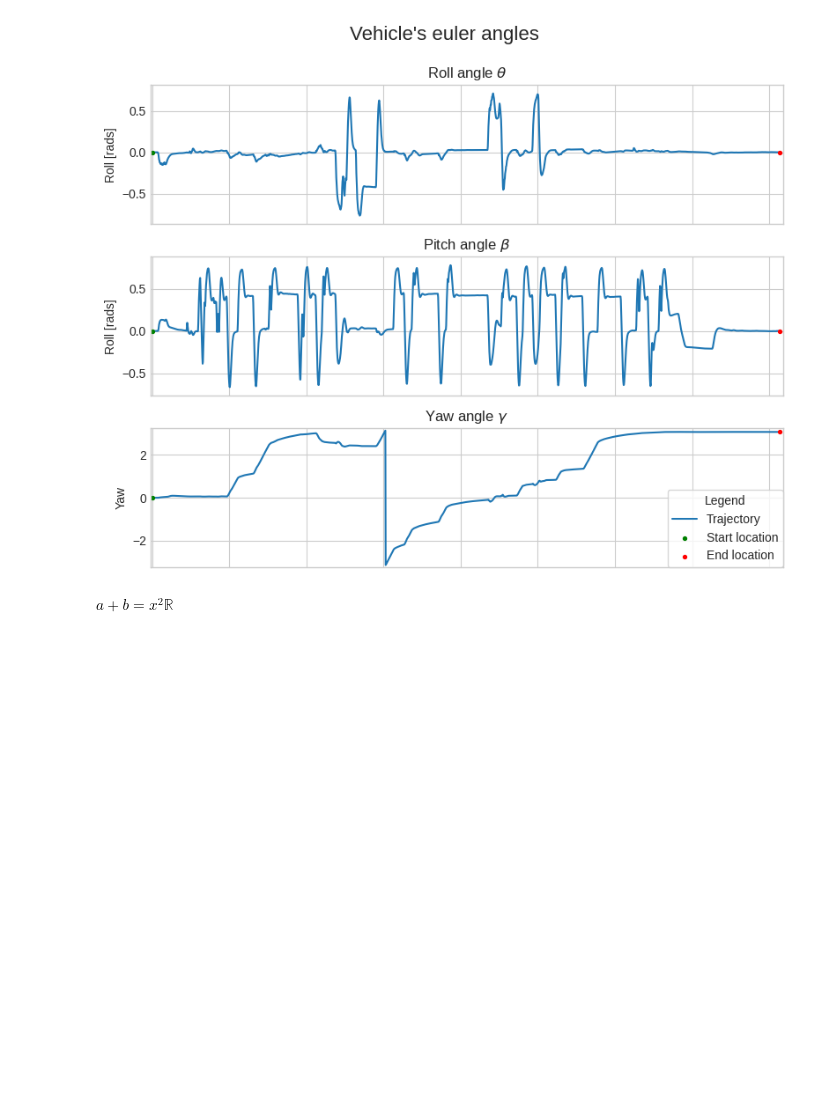
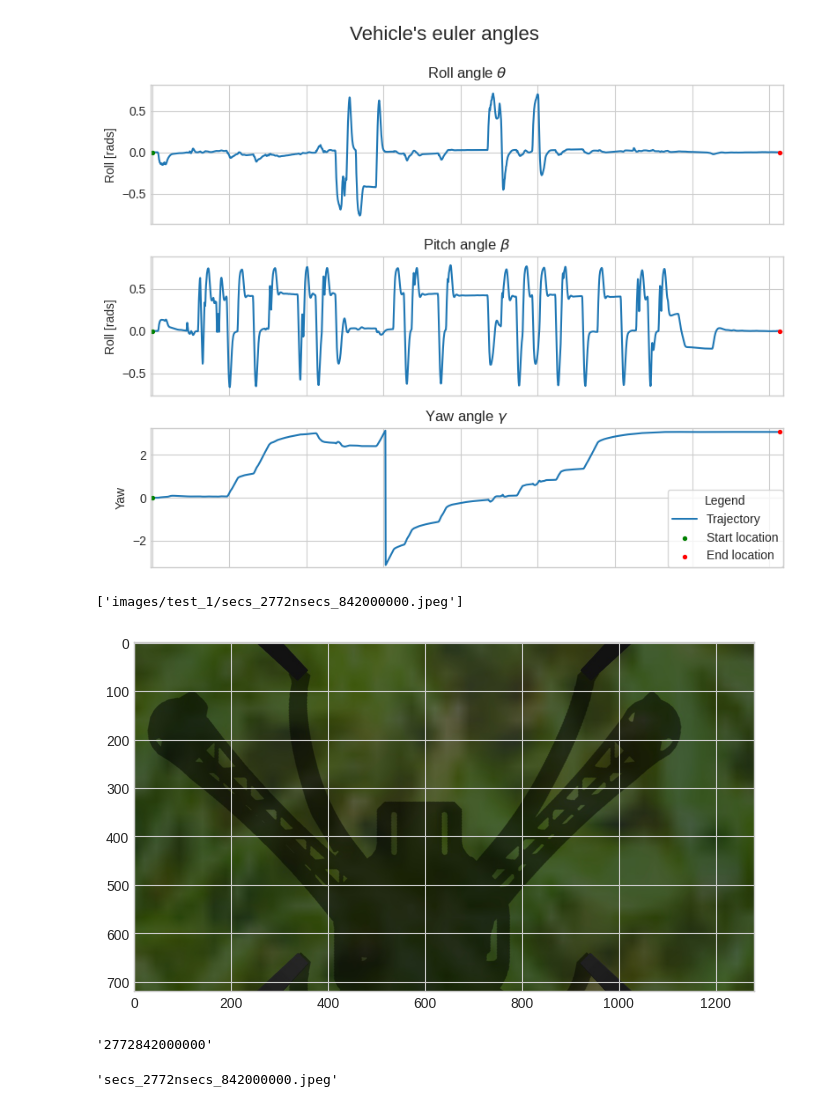
Before and after one commit to MikeS96/vio_quadrotor, a Jupyter notebook: VO.ipynb, the cells around one changed output. Cells and saved outputs as stored; diff of their text form; code cells hidden in the pictures; blank space fills up the shorter version.

Commit message:
extract time stamp from images and add them to a dictionary

```diff
--- a/VO.ipynb
+++ b/VO.ipynb
@@ -403,5 +407,33 @@ def visualize_angles(rotations_df):
 visualize_angles(orientation)
 # %% [output]
 [figure]
-# %% [markdown]
-$a + b = x^2 \mathbb{R}$
+# %%
+image = cv2.imread('images/test_1/secs_2766nsecs_942000000.jpeg')
+image = cv2.cvtColor(image, cv2.COLOR_BGR2RGB)
+
+plt.figure(figsize=(8, 6), dpi=100)
+plt.imshow(image)
+
+name_list = []
+for filename in glob.glob('images/test_1/*.jpeg'): #assuming gif
+    #im=Image.open(filename)
+    base_name = os.path.basename(name_list[0])
+    name_list.append(filename)
+    break
+
+name_list
+# %% [output]
+['images/test_1/secs_2772nsecs_842000000.jpeg']
+[figure, added]
+# %%
+
+a = os.path.basename(name_list[0])
+b = a.rsplit("secs_",2)[1].split('n')[0] + a.rsplit("nsecs_",1)[1].split('.')[0]
+
+b
+# %% [output]
+'2772842000000'
+# %%
+a
+# %% [output]
+'secs_2772nsecs_842000000.jpeg'
```
Also changed, not shown: parts of 2 cells of this notebook.
